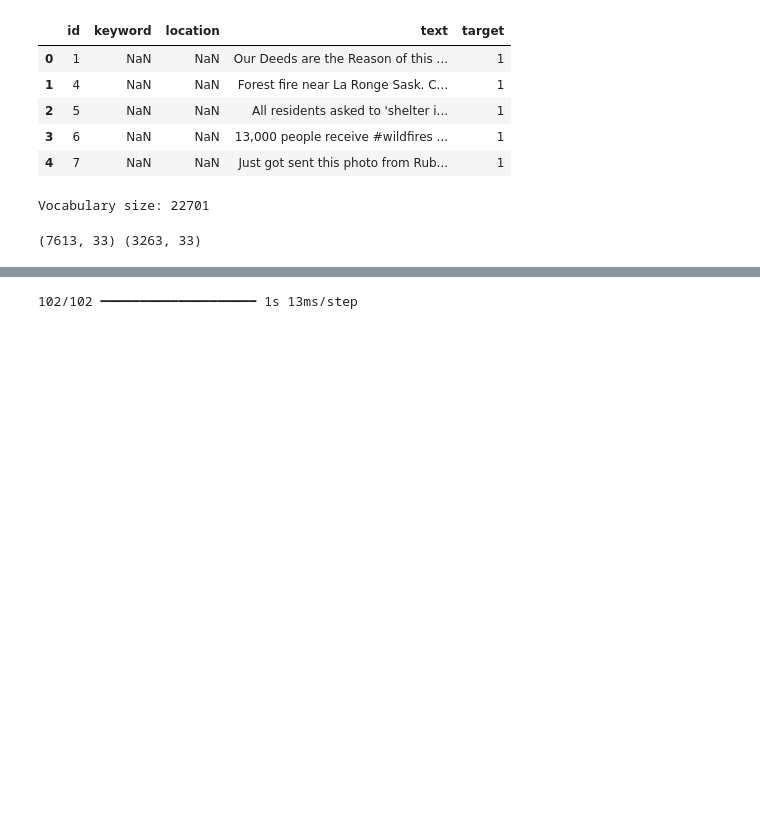
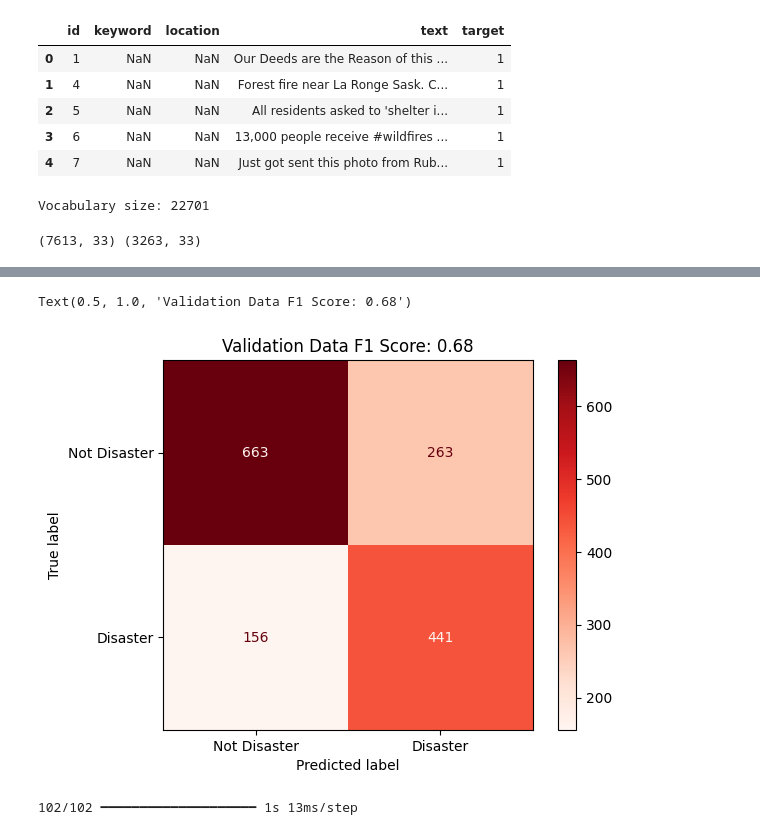
Before and after one commit to AshvinSehgal/AI-ML, a Jupyter notebook: NLP with Disaster Tweets/NLP-with-disaster-tweets.ipynb, the cells around one changed output, grey strips where cells are left out. Cells and saved outputs as stored; diff of their text form; code cells hidden in the pictures; blank space fills up the shorter version.

```diff
--- a/NLP with Disaster Tweets/NLP-with-disaster-tweets.ipynb
+++ b/NLP with Disaster Tweets/NLP-with-disaster-tweets.ipynb
@@ -75,0 +106,8 @@ Restoring model weights from the end of the best epoch: 6.
+# %%
+y_val_pred = model.predict(x_val)
+y_val_pred = [int(p.item()>=0.5) for p in y_val_pred]
+conf_matrix = ConfusionMatrixDisplay.from_predictions(y_val, y_val_pred, display_labels=['Not Disaster','Disaster'],cmap=plt.cm.Reds)
+tn, fp, fn, tp = confusion_matrix(y_val, y_val_pred).ravel()
+f1_score = tp / (tp+((fn+fp)/2))
+conf_matrix.ax_.set_title('Validation Data F1 Score: '+str(f1_score.round(2)))
+# %% [output]
@@ -76,3 +115,5 @@ Restoring model weights from the end of the best epoch: 6.
+Text(0.5, 1.0, 'Validation Data F1 Score: 0.68')
+[figure, added]
 # %%
 pred = model.predict(test_sequences)
 y_pred = [(1 if p>=0.5 else 0) for p in pred]
```
Also changed, not shown: parts of 7 cells of this notebook.
